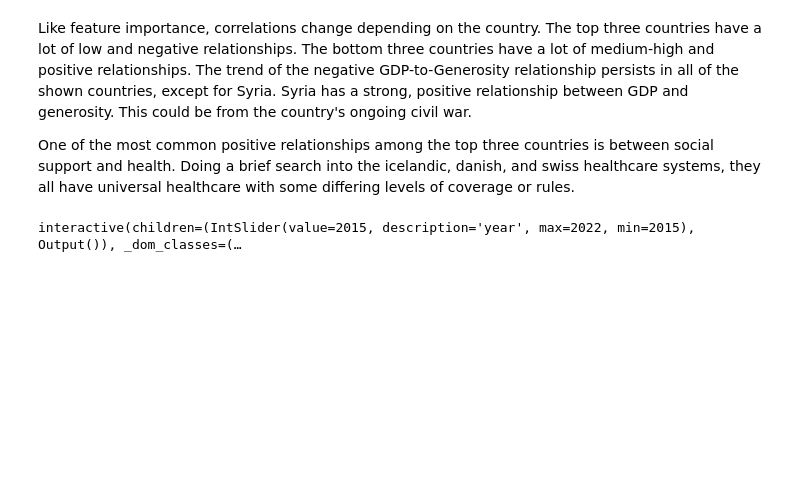
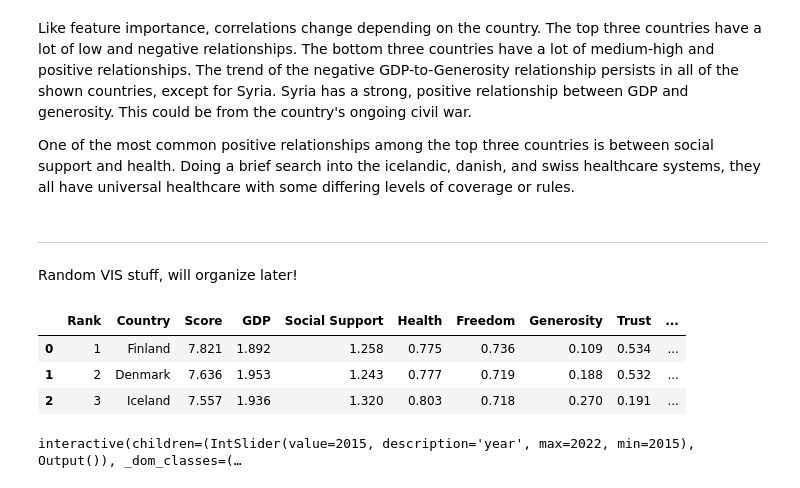
Before and after one commit to cjensen93/WorldHappinesReport, a Jupyter notebook: report.ipynb, the cells around one changed output. Cells and saved outputs as stored; diff of their text form; code cells hidden in the pictures; blank space fills up the shorter version.

Commit message:
VS Code keeps deleting my changes randomly, so frequent commits. Probably I'm just pushing weird buttons.

```diff
--- a/report.ipynb
+++ b/report.ipynb
@@ -756,6 +756,10 @@ plt.show()
 Like feature importance, correlations change depending on the country. The top three countries have a lot of low and negative relationships. The bottom three countries have a lot of medium-high and positive relationships. The trend of the negative GDP-to-Generosity relationship persists in all of the shown countries, except for Syria. Syria has a strong, positive relationship between GDP and generosity. This could be from the country's ongoing civil war.
 
 One of the most common positive relationships among the top three countries is between social support and health. Doing a brief search into the icelandic, danish, and swiss healthcare systems, they all have universal healthcare with some differing levels of coverage or rules.
+# %% [markdown]
+---
+# %% [markdown]
+Random VIS stuff, will organize later!
 # %%
 import plotly.graph_objs as go
 from plotly.offline import iplot
@@ -774,6 +778,14 @@ layout = dict(title = 'Geographical Visualization of Happiness Score',
 
 choromap3 = go.Figure(data = [data], layout=layout)
 iplot(choromap3)
+# %%
+top3 = wh_dfs['2022'].sort_values(by='Rank', ascending=True)[:3]
+top3
+# %% [output]
+|  | Rank | Country | Score | GDP | Social Support | Health | Freedom | Generosity | Trust | ... |
+| 0 | 1 | Finland | 7.821 | 1.892 | 1.258 | 0.775 | 0.736 | 0.109 | 0.534 | ... |
+| 1 | 2 | Denmark | 7.636 | 1.953 | 1.243 | 0.777 | 0.719 | 0.188 | 0.532 | ... |
+| 2 | 3 | Iceland | 7.557 | 1.936 | 1.320 | 0.803 | 0.718 | 0.270 | 0.191 | ... |
 # %%
 import ipywidgets as ip
 
```
Also changed, not shown: parts of 5 cells of this notebook.
